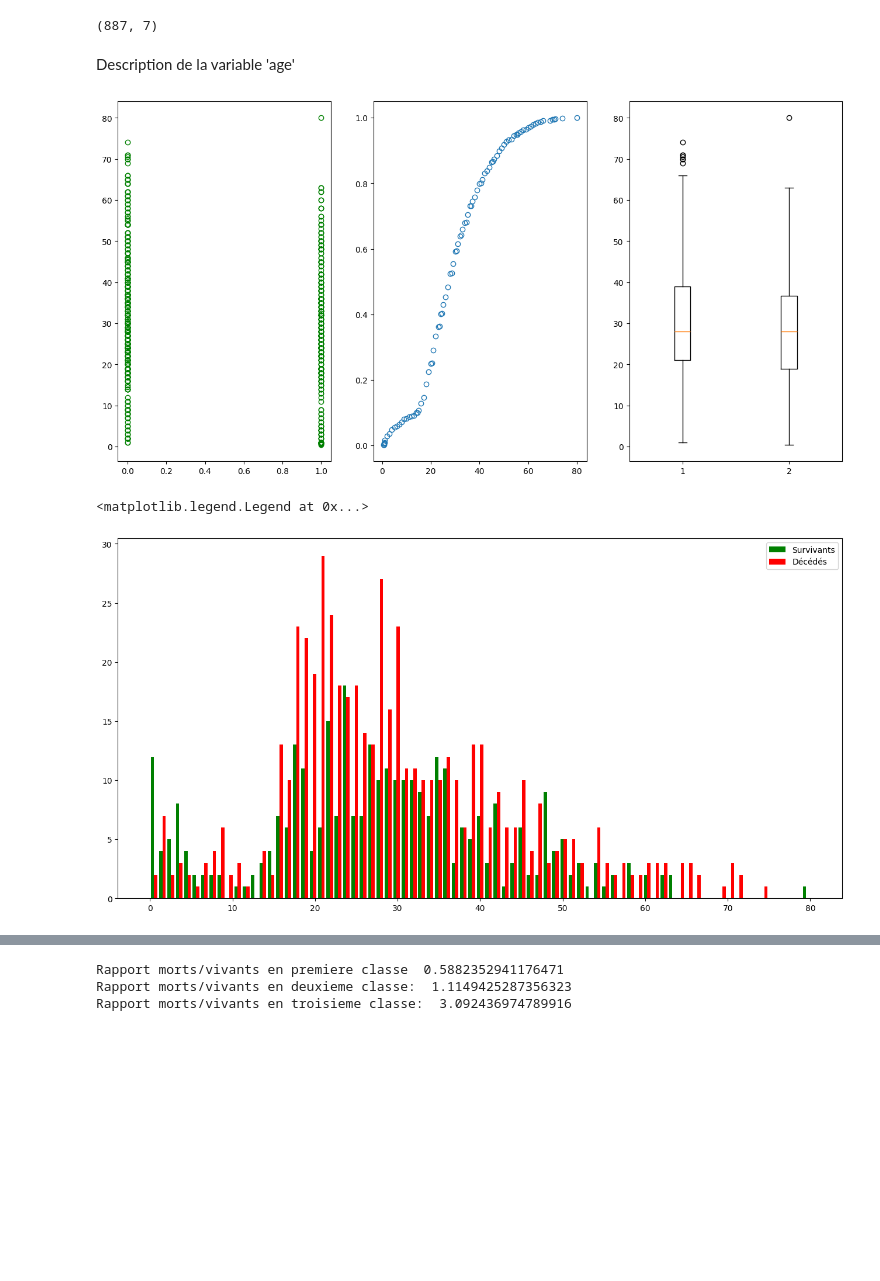
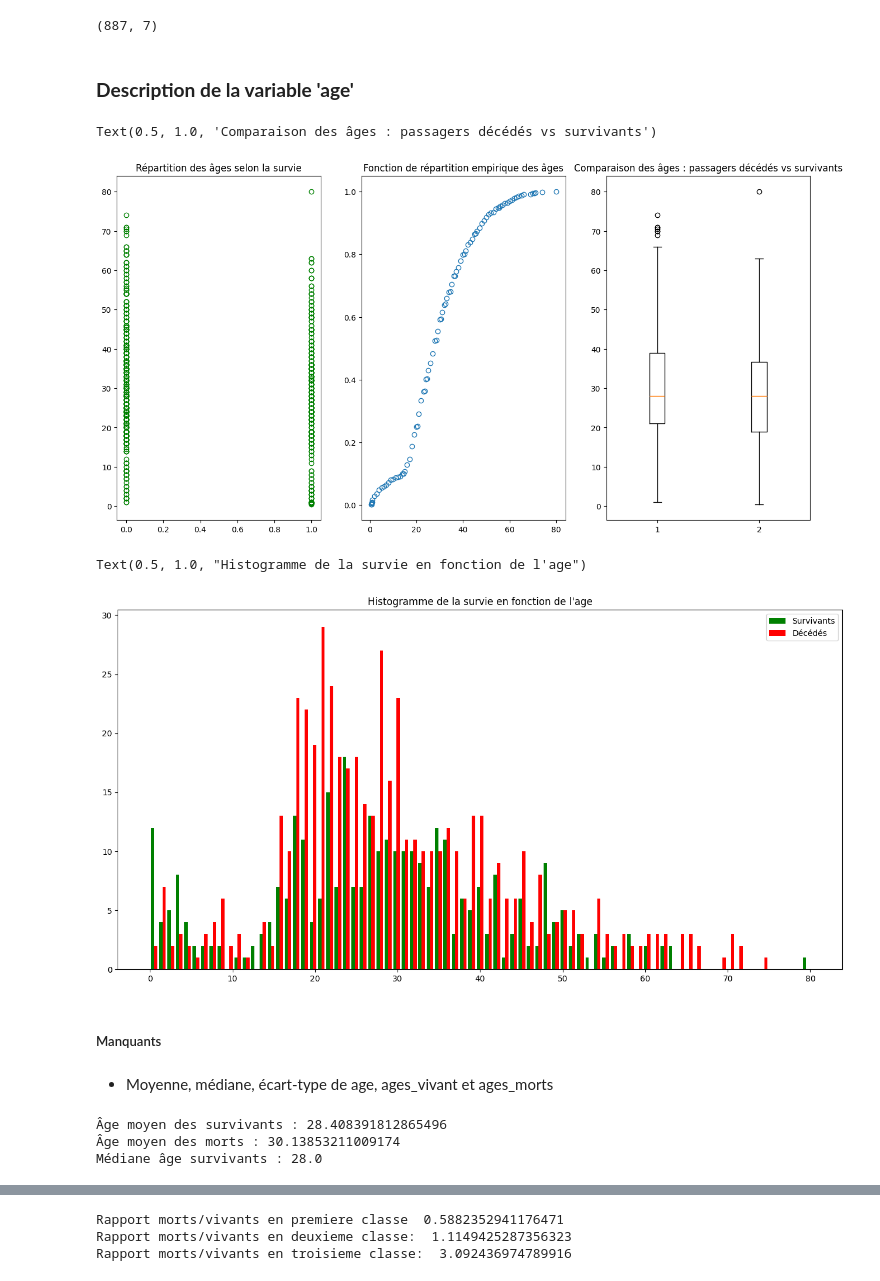
Before and after one commit to Noah-Agnel/Titanic, a Jupyter notebook: data_analysis.ipynb, the cells around one changed output, grey strips where cells are left out. Drawn from its saved outputs; the diff is of its cells as text; code cells hidden in the pictures; blank space fills up the shorter version.

```diff
--- a/data_analysis.ipynb
+++ b/data_analysis.ipynb
@@ -39,21 +39,28 @@ y = survie
 # %% [output]
 (887, 7)
 # %% [markdown]
-Description de la variable 'age'
+### **Description de la variable 'age'**
 # %%
-plt.figure(figsize=(16, 8))
-plt.subplot(1,3,1)
+fig =plt.figure(figsize=(16, 8))
+ax1 = plt.subplot(1,3,1)
 plt.plot(survie,age,'o',mfc = 'none',color = 'green') # La survie en focntion de l'age
 mod_age,eff_age = np.unique(age,return_counts=True)
 f_cum_age = np.cumsum(eff_age / np.sum(eff_age))
-plt.subplot(1,3,2)
+ax2 =plt.subplot(1,3,2)
 plt.plot(mod_age,f_cum_age,'o',mfc = 'none') #fonction empirique sur laquelle on voit qu''il y a un acroisement lent pour l'age entre 0 et 15
 ages_morts = age[survie==0]
 ages_vivant = age[survie==1]
-plt.subplot(1,3,3)
-plt.boxplot([ages_morts,ages_vivant]);
+ax3 =plt.subplot(1,3,3)
+plt.boxplot([ages_morts,ages_vivant])
+
+#Ajout de ritre
+
+ax1.set_title("Répartition des âges selon la survie")
+ax2.set_title("Fonction de répartition empirique des âges")
+ax3.set_title("Comparaison des âges : passagers décédés vs survivants")
 # %% [output]
+Text(0.5, 1.0, 'Comparaison des âges : passagers décédés vs survivants')
-[figure, old version]
+[figure, new version]
 # %%
 bins = np.linspace(0, 80, 80)  #un bin pour chaque age
 plt.figure(figsize=(16, 8))
@@ -62,7 +69,20 @@ plt.hist([ages_vivant,ages_morts],
          color=['green', 'red'],
          label=['Survivants','Décédés']);
 plt.legend()
+plt.title("Histogramme de la survie en fonction de l'age")
 # %% [output]
-<matplotlib.legend.Legend at 0x...>
+Text(0.5, 1.0, "Histogramme de la survie en fonction de l'age")
-[figure, old version]
+[figure, new version]
+# %% [markdown]
+##### Manquants
+# %% [markdown]
+- Moyenne, médiane, écart-type de age, ages_vivant et ages_morts
+# %%
+print("Âge moyen des survivants :", np.mean(ages_vivant))
+print("Âge moyen des morts :", np.mean(ages_morts))
+print("Médiane âge survivants :", np.median(ages_vivant))
+# %% [output]
+Âge moyen des survivants : 28.408391812865496
+Âge moyen des morts : 30.13853211009174
+Médiane âge survivants : 28.0
 # %% [markdown]
```
Also changed, not shown: parts of 27 cells of this notebook.
